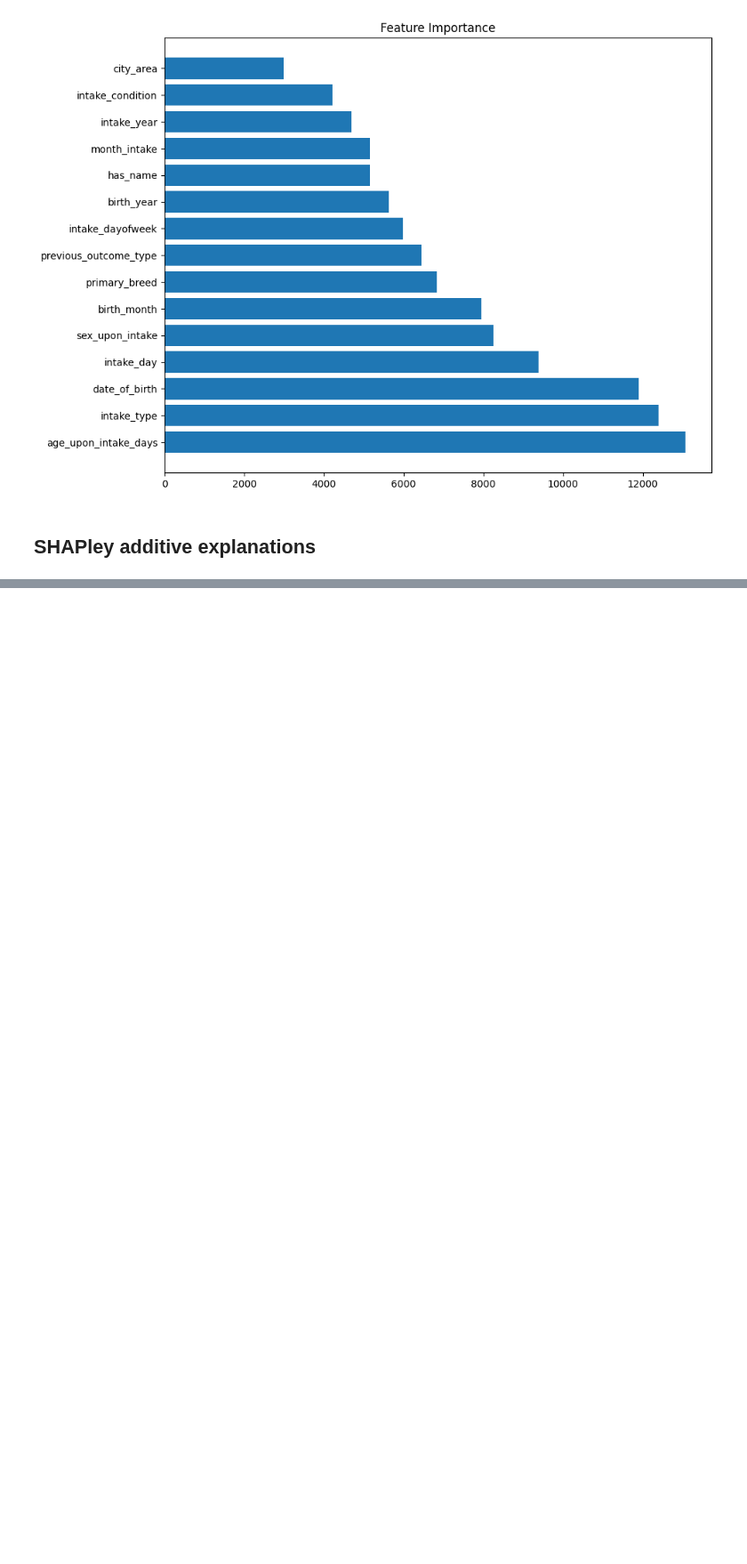
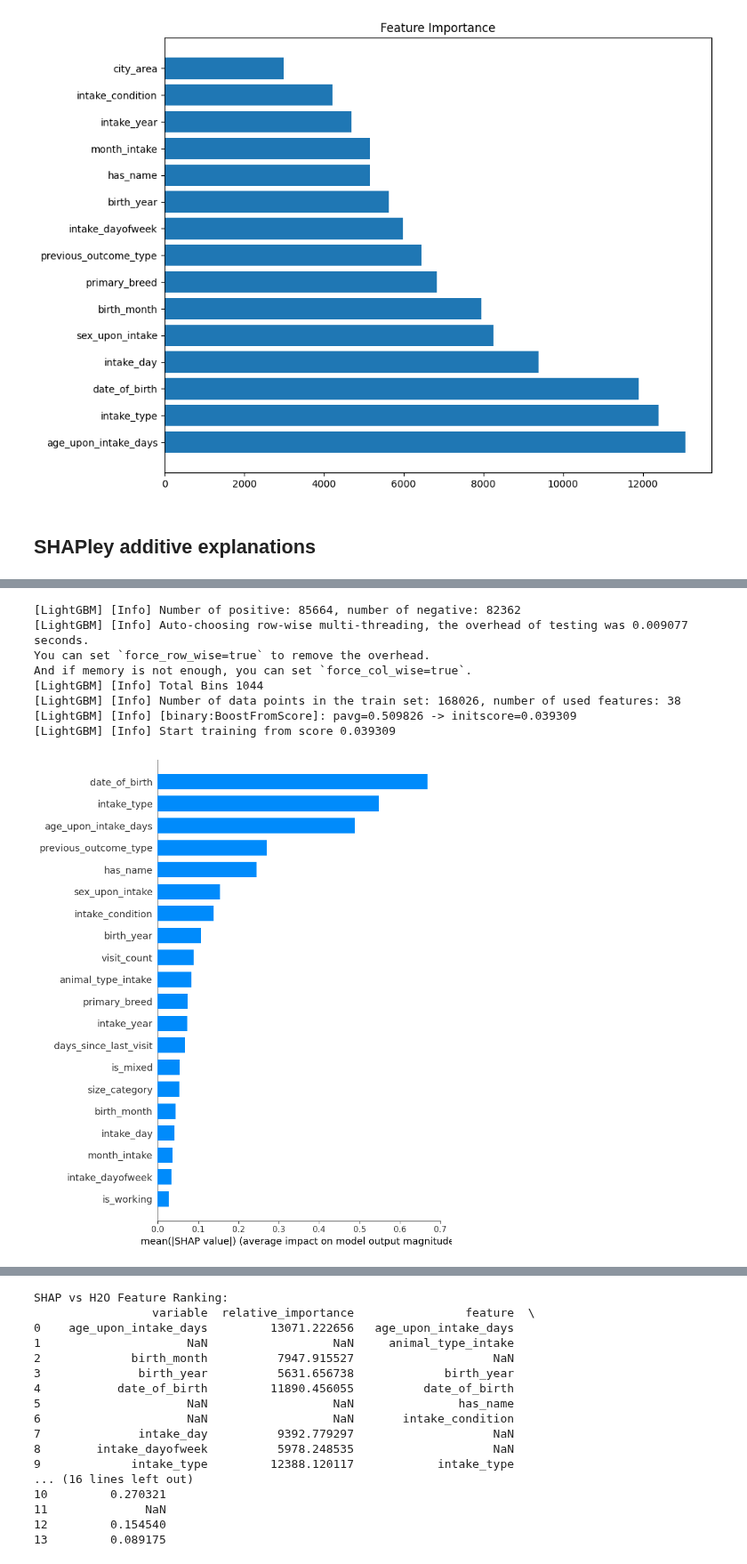
Before and after one commit to atharvavyas1/Lee-paw-faith, a Jupyter notebook: Notebooks/Austin ML Model.ipynb, the cells around one changed output, grey strips where cells are left out. Shown at 89% size. Drawn from its saved outputs; the diff is of its cells as text; code cells hidden in the pictures; blank space fills up the shorter version.

Commit message:
Added SHAPley badditive explanations for best model

```diff
--- a/Notebooks/Austin ML Model.ipynb
+++ b/Notebooks/Austin ML Model.ipynb
@@ -1126,0 +1417,52 @@ Feature Importance:
+# %%
+# Get training data for SHAP
+train_df = train.as_data_frame()
+X_train = train_df.drop(['Is_adopted'], axis=1)
+y_train = train_df['Is_adopted']
+
+# Encode categoricals
+X_encoded = X_train.copy()
+categorical_cols = ['animal_type_intake', 'sex_upon_intake', 'intake_type',
+                   'intake_condition', 'size_category', 'primary_breed',
+                   'distance_category', 'previous_outcome_type', 'city_area', 'jurisdiction']
+
+for col in categorical_cols:
+    if col in X_encoded.columns:
+        le = LabelEncoder()
+        X_encoded[col] = le.fit_transform(X_encoded[col].astype(str))
+
+# Train surrogate model
+lgb_model = lgb.LGBMClassifier(n_estimators=500, random_state=42)
+lgb_model.fit(X_encoded, y_train)
+
+# SHAP analysis
+explainer = shap.TreeExplainer(lgb_model)
+shap_values = explainer.shap_values(X_encoded[:1000])
+
+# SHAP visualizations - don't index for binary classification
+shap.summary_plot(shap_values, X_encoded[:1000], plot_type="bar")
+shap.summary_plot(shap_values, X_encoded[:1000])
+
+# Feature importance comparison
+shap_importance = pd.DataFrame({
+    'feature': X_encoded.columns,
+    'shap_importance': np.abs(shap_values).mean(0)
+}).sort_values('shap_importance', ascending=False)
+
+print("SHAP vs H2O Feature Ranking:")
+comparison = pd.merge(
+    var_imp.head(10)[['variable', 'relative_importance']],
+    shap_importance.head(10),
+    left_on='variable', right_on='feature', how='outer'
+)
+print(comparison)
+# %% [output]
+[LightGBM] [Info] Number of positive: 85664, number of negative: 82362
+[LightGBM] [Info] Auto-choosing row-wise multi-threading, the overhead of testing was 0.009077 seconds.
+You can set `force_row_wise=true` to remove the overhead.
+And if memory is not enough, you can set `force_col_wise=true`.
+[LightGBM] [Info] Total Bins 1044
+[LightGBM] [Info] Number of data points in the train set: 168026, number of used features: 38
+[LightGBM] [Info] [binary:BoostFromScore]: pavg=0.509826 -> initscore=0.039309
+[LightGBM] [Info] Start training from score 0.039309
+[figure, added]
@@ -1126,0 +1470,17 @@ Feature Importance:
+SHAP vs H2O Feature Ranking:
+                 variable  relative_importance                feature  \
+0    age_upon_intake_days         13071.222656   age_upon_intake_days
+1                     NaN                  NaN     animal_type_intake
+2             birth_month          7947.915527                    NaN
+3              birth_year          5631.656738             birth_year
+4           date_of_birth         11890.456055          date_of_birth
+5                     NaN                  NaN               has_name
+6                     NaN                  NaN       intake_condition
+7              intake_day          9392.779297                    NaN
+8        intake_dayofweek          5978.248535                    NaN
+9             intake_type         12388.120117            intake_type
+... (16 lines left out)
+10         0.270321
+11              NaN
+12         0.154540
+13         0.089175
```
Also changed, not shown: parts of 25 cells of this notebook.
